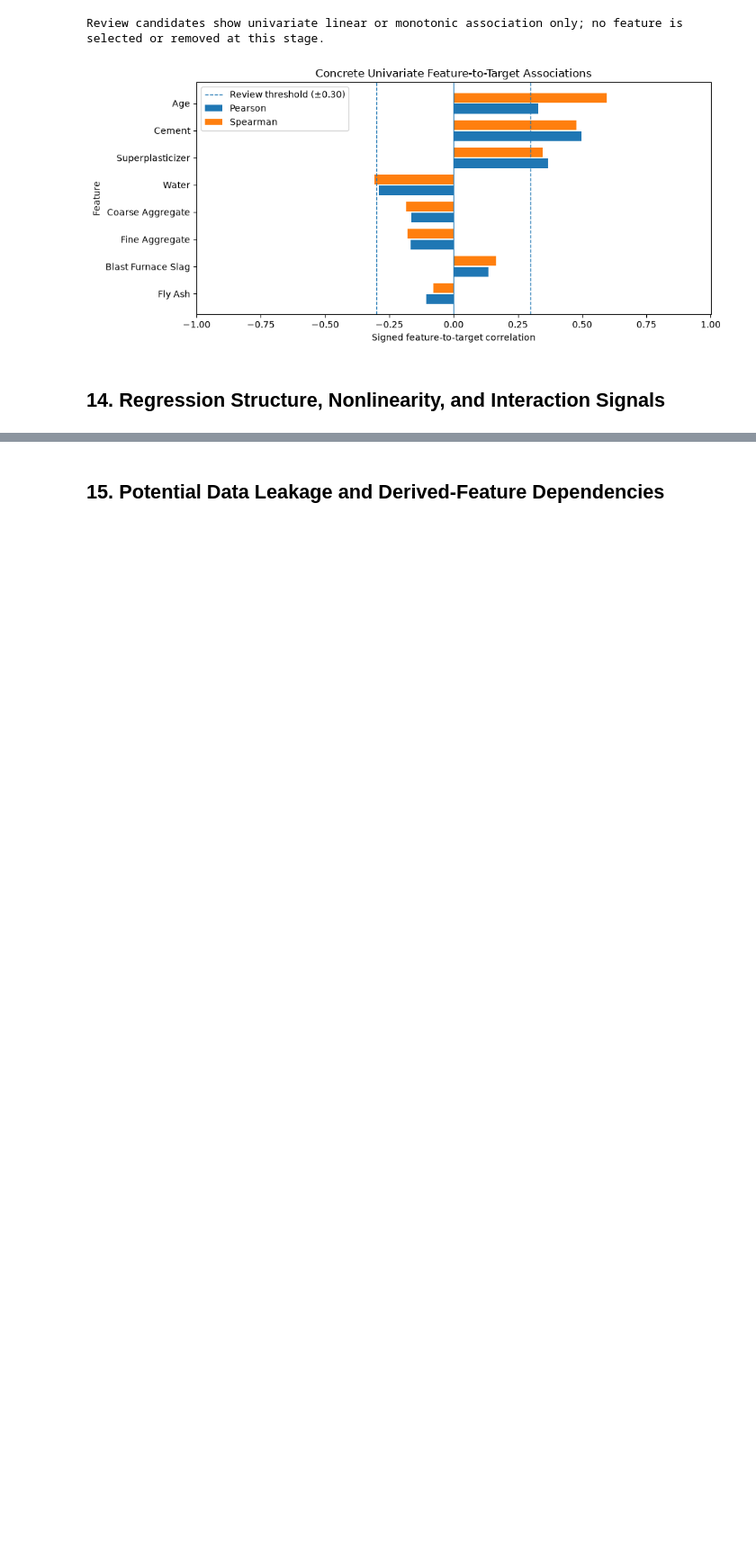
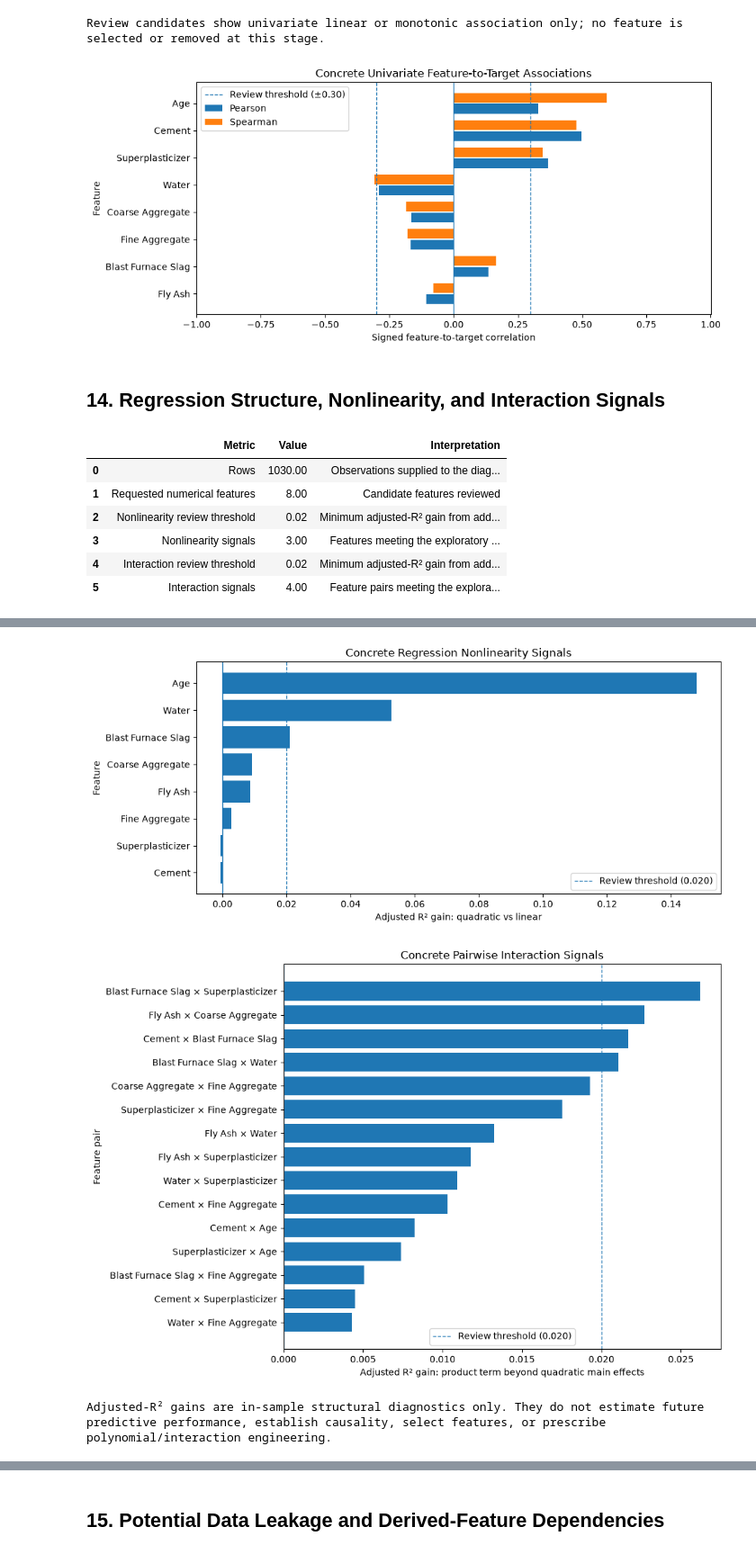
Before and after one commit to FabioAguiar/dataset-study-concrete-compressives-strength, a Jupyter notebook: notebooks/01_data_understanding_and_exploration.ipynb, the cells around one changed output, grey strips where cells are left out. Shown at 90% size. Cells and saved outputs as stored; diff of their text form; code cells hidden in the pictures; blank space fills up the shorter version.

Commit message:
feat(exploration): audit continuous regression leakage and dependencies

```diff
--- a/notebooks/01_data_understanding_and_exploration.ipynb
+++ b/notebooks/01_data_understanding_and_exploration.ipynb
@@ -655,3 +655,75 @@ Review candidates show univariate linear or monotonic association only; no featu
 [figure]
 # %% [markdown]
 ## 14. Regression Structure, Nonlinearity, and Interaction Signals
+# %%
+from scripts.analyze_regression_structure import (
+    analyze_regression_structure,
+    plot_interaction_signals,
+    plot_nonlinearity_signals,
+)
+from scripts.export_figures import export_figure
+
+
+# Exploratory structural thresholds; these do not select models or features.
+NONLINEARITY_REVIEW_THRESHOLD = 0.02
+INTERACTION_REVIEW_THRESHOLD = 0.02
+INTERACTION_REVIEW_LIMIT = 15
+
+regression_structure_report = analyze_regression_structure(
+    df,
+    features=NUMERICAL_FEATURES,
+    target=target_contract.target,
+    nonlinearity_review_threshold=NONLINEARITY_REVIEW_THRESHOLD,
+    interaction_review_threshold=INTERACTION_REVIEW_THRESHOLD,
+)
+
+regression_structure_report.raise_if_invalid(
+    require_features_present=True,
+    require_numeric_target=True,
+    require_no_missing_target=True,
+    require_target_variation=True,
+    require_complete_numeric_features=True,
+)
+
+display(regression_structure_report.summary_frame())
+display(regression_structure_report.nonlinearity_frame())
+display(
+    regression_structure_report.interaction_frame(
+        limit=INTERACTION_REVIEW_LIMIT,
+    )
+)
+
+nonlinearity_figure = plot_nonlinearity_signals(
+    regression_structure_report,
+    title="Concrete Regression Nonlinearity Signals",
+)
+export_figure(
+    nonlinearity_figure,
+    PROJECT.root / "docs/images/regression_nonlinearity_signals.png",
+)
+display(nonlinearity_figure)
+
+interaction_figure = plot_interaction_signals(
+    regression_structure_report,
+    limit=INTERACTION_REVIEW_LIMIT,
+    title="Concrete Pairwise Interaction Signals",
+)
+export_figure(
+    interaction_figure,
+    PROJECT.root / "docs/images/regression_interaction_signals.png",
+)
+display(interaction_figure)
+
+print(
+    "Adjusted-R² gains are in-sample structural diagnostics only. They do not "
+    "estimate future predictive performance, establish causality, select "
+    "features, or prescribe polynomial/interaction engineering."
+)
+# %% [output]
+|  | Metric | Value | Interpretation |
+| 0 | Rows | 1030.00 | Observations supplied to the diag... |
+| 1 | Requested numerical features | 8.00 | Candidate features reviewed |
+| 2 | Nonlinearity review threshold | 0.02 | Minimum adjusted-R² gain from add... |
+| 3 | Nonlinearity signals | 3.00 | Features meeting the exploratory ... |
+| 4 | Interaction review threshold | 0.02 | Minimum adjusted-R² gain from add... |
+| 5 | Interaction signals | 4.00 | Feature pairs meeting the explora... |
@@ -657,0 +755,3 @@ Review candidates show univariate linear or monotonic association only; no featu
+[figure, added]
+[figure, added]
+Adjusted-R² gains are in-sample structural diagnostics only. They do not estimate future predictive performance, establish causality, select features, or prescribe polynomial/interaction engineering.
```
Also changed, not shown: parts of 2 cells of this notebook, 2 other files.
